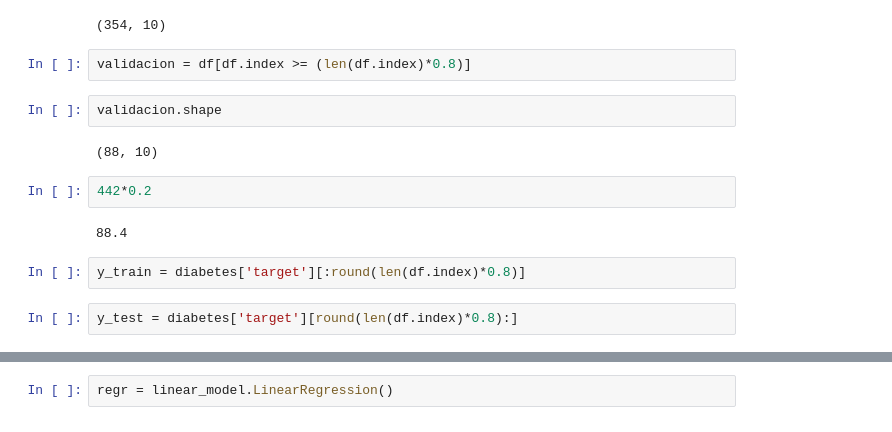
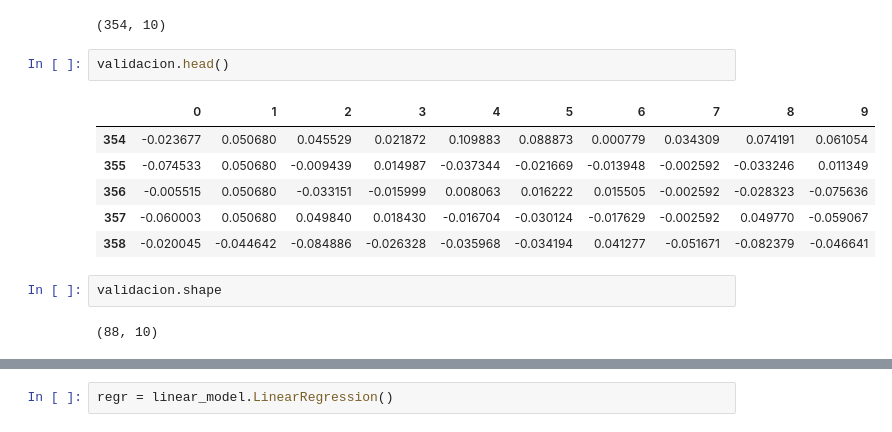
Before and after one commit to 91frandiaz/Sesiones-Ciencia-de-Datos-con-Python, a Jupyter notebook: ScikitLearn_S01.ipynb, the cells around one changed output, grey strips where cells are left out. Cells and saved outputs as stored; diff of their text form.

```diff
--- a/ScikitLearn_S01.ipynb
+++ b/ScikitLearn_S01.ipynb
@@ -28,17 +47,16 @@ train = df[df.index < (len(df.index)*0.8)]
 train.shape
 # %% [output]
 (354, 10)
-# %%
-validacion = df[df.index >= (len(df.index)*0.8)]
+# %%
+validacion.head()
+# %% [output]
+|  | 0 | 1 | 2 | 3 | 4 | 5 | 6 | 7 | 8 | 9 |
+| 354 | -0.023677 | 0.050680 | 0.045529 | 0.021872 | 0.109883 | 0.088873 | 0.000779 | 0.034309 | 0.074191 | 0.061054 |
+| 355 | -0.074533 | 0.050680 | -0.009439 | 0.014987 | -0.037344 | -0.021669 | -0.013948 | -0.002592 | -0.033246 | 0.011349 |
+| 356 | -0.005515 | 0.050680 | -0.033151 | -0.015999 | 0.008063 | 0.016222 | 0.015505 | -0.002592 | -0.028323 | -0.075636 |
+| 357 | -0.060003 | 0.050680 | 0.049840 | 0.018430 | -0.016704 | -0.030124 | -0.017629 | -0.002592 | 0.049770 | -0.059067 |
+| 358 | -0.020045 | -0.044642 | -0.084886 | -0.026328 | -0.035968 | -0.034194 | 0.041277 | -0.051671 | -0.082379 | -0.046641 |
 # %%
 validacion.shape
 # %% [output]
 (88, 10)
-# %%
-442*0.2
-# %% [output]
-88.4
-# %%
-y_train = diabetes['target'][:round(len(df.index)*0.8)]
-# %%
-y_test = diabetes['target'][round(len(df.index)*0.8):]
```
Also changed, not shown: parts of 78 cells of this notebook.
